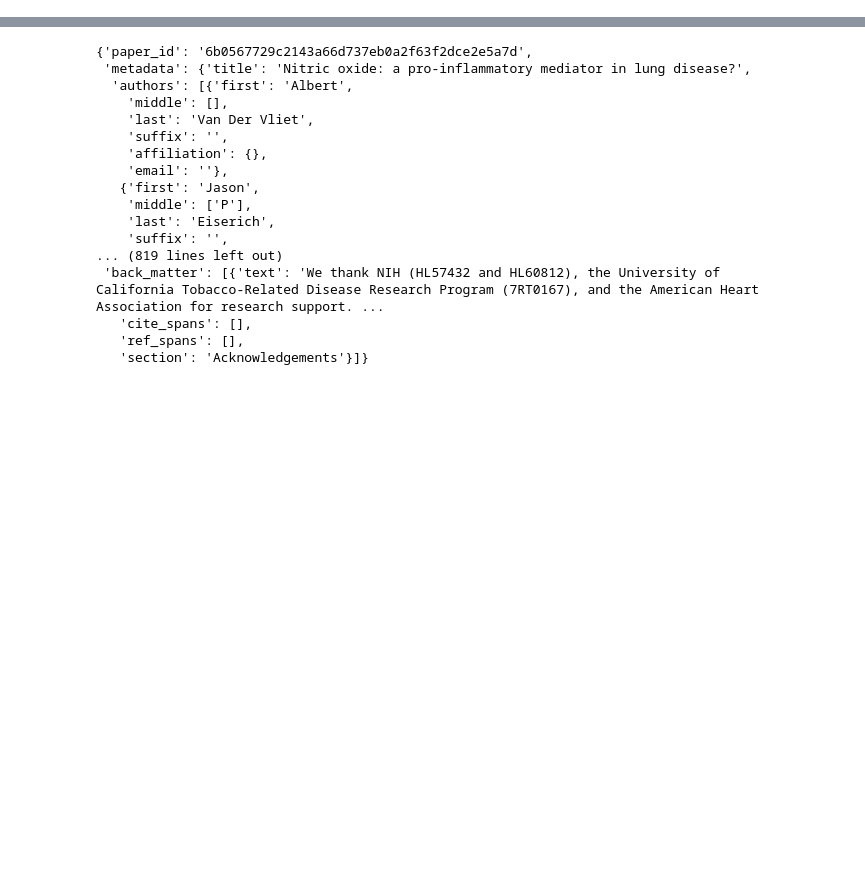
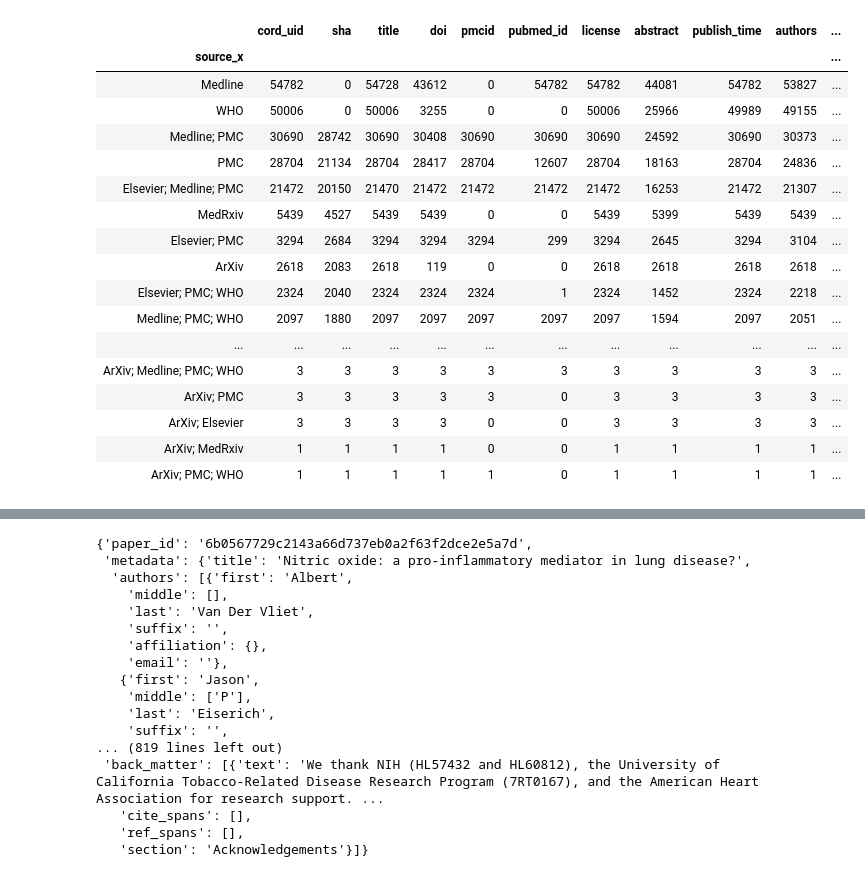
Before and after one commit to iuni-cadre/RCSCdata, a Jupyter notebook: ExtractTextInfo.ipynb, the cells around one changed output, grey strips where cells are left out. Drawn from its saved outputs; the diff is of its cells as text; code cells hidden in the pictures; blank space fills up the shorter version.

```diff
--- a/ExtractTextInfo.ipynb
+++ b/ExtractTextInfo.ipynb
@@ -90,0 +334,22 @@ meta["pmcAuthors"] = meta['pmc_json_files'].dropna().apply(extract_meta_json)
+# %%
+metaCount = meta.groupby(['source_x']).count()
+metaCount.sort_values('cord_uid',ascending=False)
+# %% [output]
+|  | cord_uid | sha | title | doi | pmcid | pubmed_id | license | abstract | publish_time | authors | ... |
+| source_x |  |  |  |  |  |  |  |  |  |  | ... |
+| Medline | 54782 | 0 | 54728 | 43612 | 0 | 54782 | 54782 | 44081 | 54782 | 53827 | ... |
+| WHO | 50006 | 0 | 50006 | 3255 | 0 | 0 | 50006 | 25966 | 49989 | 49155 | ... |
+| Medline; PMC | 30690 | 28742 | 30690 | 30408 | 30690 | 30690 | 30690 | 24592 | 30690 | 30373 | ... |
+| PMC | 28704 | 21134 | 28704 | 28417 | 28704 | 12607 | 28704 | 18163 | 28704 | 24836 | ... |
+| Elsevier; Medline; PMC | 21472 | 20150 | 21470 | 21472 | 21472 | 21472 | 21472 | 16253 | 21472 | 21307 | ... |
+| MedRxiv | 5439 | 4527 | 5439 | 5439 | 0 | 0 | 5439 | 5399 | 5439 | 5439 | ... |
+| Elsevier; PMC | 3294 | 2684 | 3294 | 3294 | 3294 | 299 | 3294 | 2645 | 3294 | 3104 | ... |
+| ArXiv | 2618 | 2083 | 2618 | 119 | 0 | 0 | 2618 | 2618 | 2618 | 2618 | ... |
+| Elsevier; PMC; WHO | 2324 | 2040 | 2324 | 2324 | 2324 | 1 | 2324 | 1452 | 2324 | 2218 | ... |
+| Medline; PMC; WHO | 2097 | 1880 | 2097 | 2097 | 2097 | 2097 | 2097 | 1594 | 2097 | 2051 | ... |
+| ... | ... | ... | ... | ... | ... | ... | ... | ... | ... | ... | ... |
+| ArXiv; Medline; PMC; WHO | 3 | 3 | 3 | 3 | 3 | 3 | 3 | 3 | 3 | 3 | ... |
+| ArXiv; PMC | 3 | 3 | 3 | 3 | 3 | 0 | 3 | 3 | 3 | 3 | ... |
+| ArXiv; Elsevier | 3 | 3 | 3 | 3 | 0 | 0 | 3 | 3 | 3 | 3 | ... |
+| ArXiv; MedRxiv | 1 | 1 | 1 | 1 | 0 | 0 | 1 | 1 | 1 | 1 | ... |
+| ArXiv; PMC; WHO | 1 | 1 | 1 | 1 | 1 | 0 | 1 | 1 | 1 | 1 | ... |
```
Also changed, not shown: parts of 24 cells of this notebook, 1 other file.
